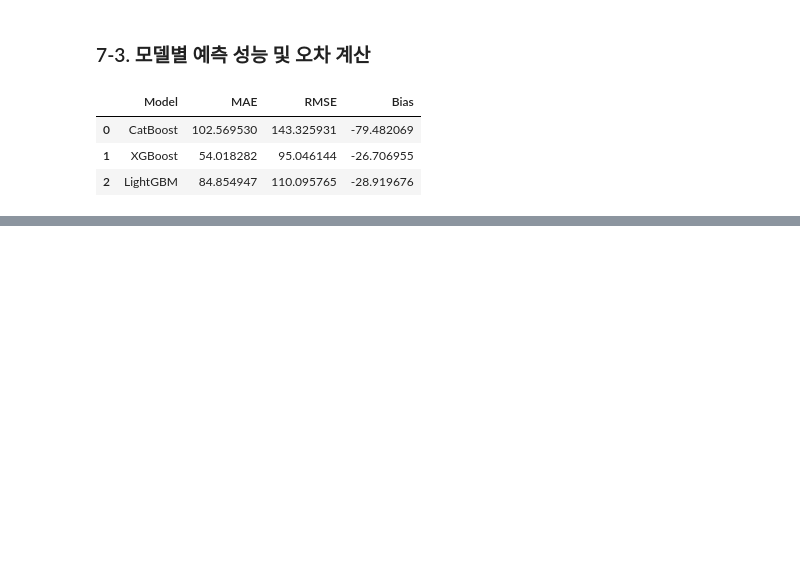
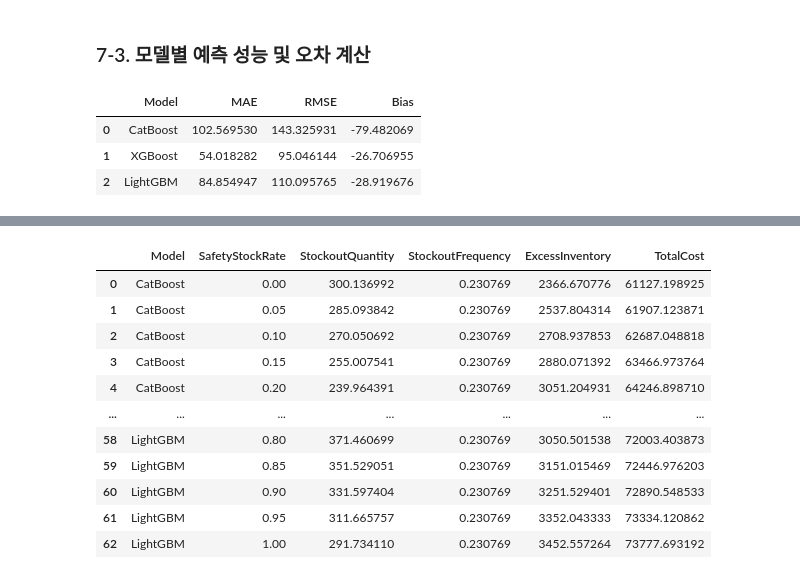
Before and after one commit to skyup-509/SCM_SafetyStock, a Jupyter notebook: 안전재고율에 따른 재고 수준.ipynb, the cells around one changed output, grey strips where cells are left out. Saved outputs shown, nothing was run; the diff lists cells and outputs as text; code cells hidden in the pictures; blank space fills up the shorter version.

```diff
--- a/안전재고율에 따른 재고 수준.ipynb
+++ b/안전재고율에 따른 재고 수준.ipynb
@@ -710,0 +580,89 @@ all_optimization_results
+# %%
+all_optimization_results = []
+
+for model_name, pred_column in [
+    ("CatBoost", "CatBoost_Pred"),
+    ("XGBoost", "XGB_Pred"),
+    ("LightGBM", "LGBM_Pred")
+]:
+
+    model_data = prediction_data[
+        ["StockCode", pred_column, "Actual", "AvgUnitPrice_lag1"]
+    ].copy()
+
+    model_data = model_data.dropna()
+
+    # 단가를 정수로 변환
+    model_data["UnitPrice"] = (
+        model_data["AvgUnitPrice_lag1"] * 100
+    ).round().astype(int)
+
+    for safety_stock_rate in SAFETY_STOCK_RATES:
+
+        model_data["Inventory"] = (
+            model_data[pred_column]
+            * (1 + safety_stock_rate)
+        )
+
+        model_data["Stockout"] = (
+            model_data["Actual"]
+            - model_data["Inventory"]
+        ).clip(lower=0)
+
+        model_data["Excess"] = (
+            model_data["Inventory"]
+            - model_data["Actual"]
+        ).clip(lower=0)
+
+        # 단가를 반영한 비용
+        model_data["StockoutCost"] = (
+            model_data["Stockout"]
+            * model_data["UnitPrice"]
+            * STOCKOUT_COST_RATE
+        )
+
+        model_data["ExcessCost"] = (
+            model_data["Excess"]
+            * model_data["UnitPrice"]
+            * EXCESS_COST_RATE
+        )
+
+        stockout_quantity = model_data["Stockout"].sum()
+        excess_inventory = model_data["Excess"].sum()
+
+        stockout_frequency = (
+            model_data["Stockout"] > 0
+        ).mean()
+
+        total_cost = (
+            model_data["StockoutCost"].sum()
+            + model_data["ExcessCost"].sum()
+        )
+
+        all_optimization_results.append({
+            "Model": model_name,
+            "SafetyStockRate": safety_stock_rate,
+            "StockoutQuantity": stockout_quantity,
+            "StockoutFrequency": stockout_frequency,
+            "ExcessInventory": excess_inventory,
+            "TotalCost": total_cost
+        })
+
+optimization_results = pd.DataFrame(
+    all_optimization_results
+)
+
+optimization_results
+# %% [output]
+|  | Model | SafetyStockRate | StockoutQuantity | StockoutFrequency | ExcessInventory | TotalCost |
+| 0 | CatBoost | 0.00 | 300.136992 | 0.230769 | 2366.670776 | 61127.198925 |
+| 1 | CatBoost | 0.05 | 285.093842 | 0.230769 | 2537.804314 | 61907.123871 |
+| 2 | CatBoost | 0.10 | 270.050692 | 0.230769 | 2708.937853 | 62687.048818 |
+| 3 | CatBoost | 0.15 | 255.007541 | 0.230769 | 2880.071392 | 63466.973764 |
+| 4 | CatBoost | 0.20 | 239.964391 | 0.230769 | 3051.204931 | 64246.898710 |
+| ... | ... | ... | ... | ... | ... | ... |
+| 58 | LightGBM | 0.80 | 371.460699 | 0.230769 | 3050.501538 | 72003.403873 |
+| 59 | LightGBM | 0.85 | 351.529051 | 0.230769 | 3151.015469 | 72446.976203 |
+| 60 | LightGBM | 0.90 | 331.597404 | 0.230769 | 3251.529401 | 72890.548533 |
+| 61 | LightGBM | 0.95 | 311.665757 | 0.230769 | 3352.043333 | 73334.120862 |
+| 62 | LightGBM | 1.00 | 291.734110 | 0.230769 | 3452.557264 | 73777.693192 |
```
Also changed, not shown: parts of 19 cells of this notebook, 3 other files.
